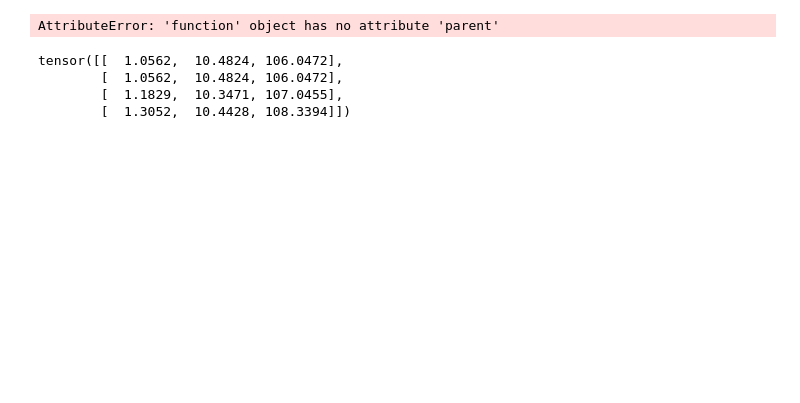
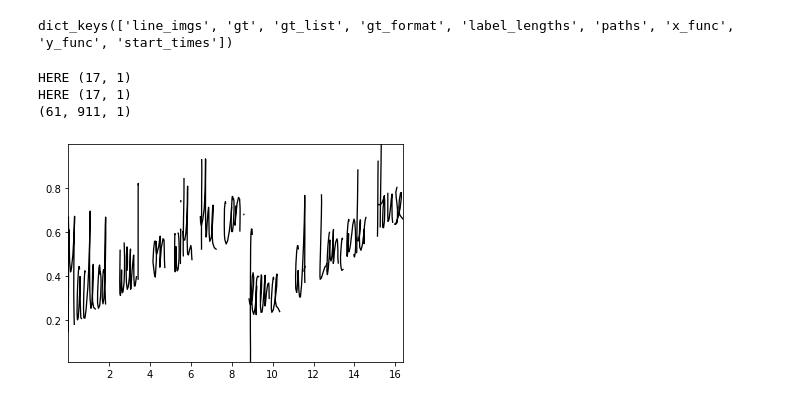
Before and after one commit to emrysshevek/simple_hwr, a Jupyter notebook: hwr_utils/testing/drawing.ipynb, the cells around one changed output. Drawn from its saved outputs; the diff is of its cells as text; code cells hidden in the pictures; blank space fills up the shorter version.

Commit message:
added graphing in Jupyter notebook

```diff
--- a/hwr_utils/testing/drawing.ipynb
+++ b/hwr_utils/testing/drawing.ipynb
@@ -272,9 +53,0 @@ pred_opts = [1,1,1,"cumsum"]
-# %%
-class A:
-    def a():
-        return
-
-A()
-A.a.parent
-# %% [output]
-AttributeError: 'function' object has no attribute 'parent'
@@ -613,7 +54,47 @@ t = (t+1)*Tensor([1,10,100])
-# %%
-print(t[:4])
-# %% [output]
-tensor([[  1.0562,  10.4824, 106.0472],
-        [  1.0562,  10.4824, 106.0472],
-        [  1.1829,  10.3471, 107.0455],
-        [  1.3052,  10.4428, 108.3394]])
+# %%
+from time import sleep
+device="cuda"
+example = next(iter(test_dataloader)) # BATCH, WIDTH, VOCAB
+output = Path("./TEST_GRAPHING")
+print(example.keys())
+
+# This graphs the directions etc.
+# graph(example, save_folder=output, x_relative_positions=x_relative_positions)
+
+def draw_temp(stroke_list):
+    fd, path = tempfile.mkstemp()
+    path = "./temp"
+    path += ".png"
+    ratio = None
+    try:
+        draw_strokes(stroke_list, ratio, save_path=path, line_width=.8)
+        img = read_img(path)
+    finally:
+        #os.remove(path)
+        pass
+    return img
+# %% [output]
+dict_keys(['line_imgs', 'gt', 'gt_list', 'gt_format', 'label_lengths', 'paths', 'x_func', 'y_func', 'start_times'])
+# %%
+instance = example["gt_list"][0].numpy()
+start_points = stroke_recovery.relativefy(instance[:,2])
+s = start_points
+start_indices = np.argwhere(s==1).astype(int).reshape(-1)
+l = np.split(instance[:,0:2], start_indices)
+
+output = []
+
+for item in l:
+    if item.shape[0]:
+        output.append({"x": item[:,0].tolist(), "y": item[:,1].tolist()})
+
+#print(output)
+draw_strokes(output, x_to_y=None)
+
+img = draw_temp(output)
+print(img.shape)
+# %% [output]
+HERE (17, 1)
+HERE (17, 1)
+(61, 911, 1)
+[figure, added]
```
Also changed, not shown: parts of 29 cells of this notebook, 8 other files.
